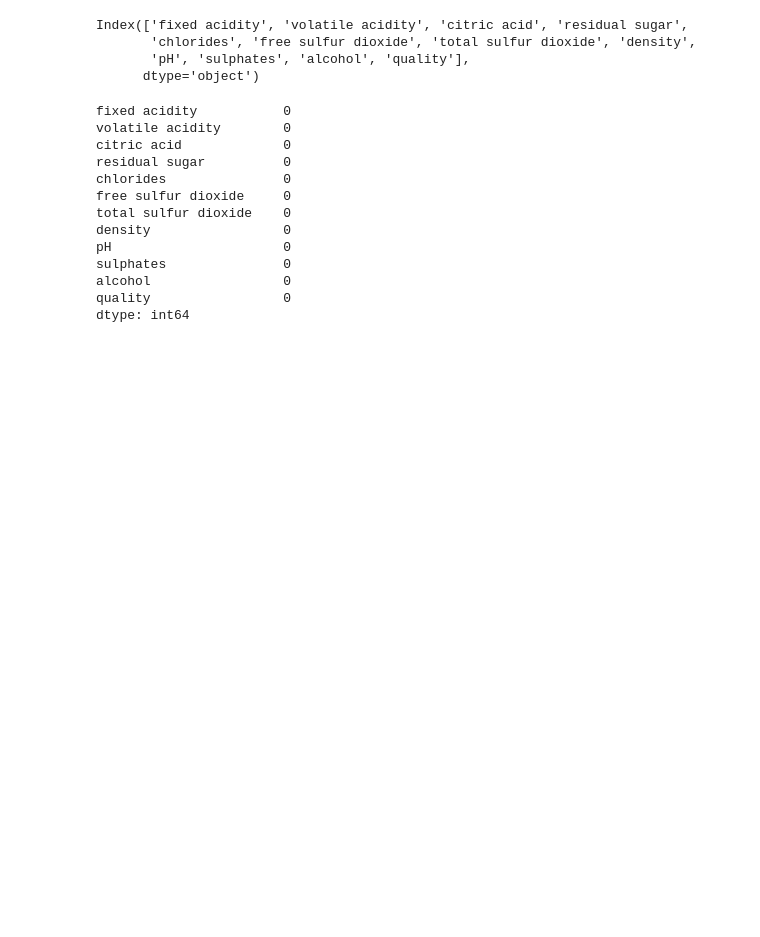
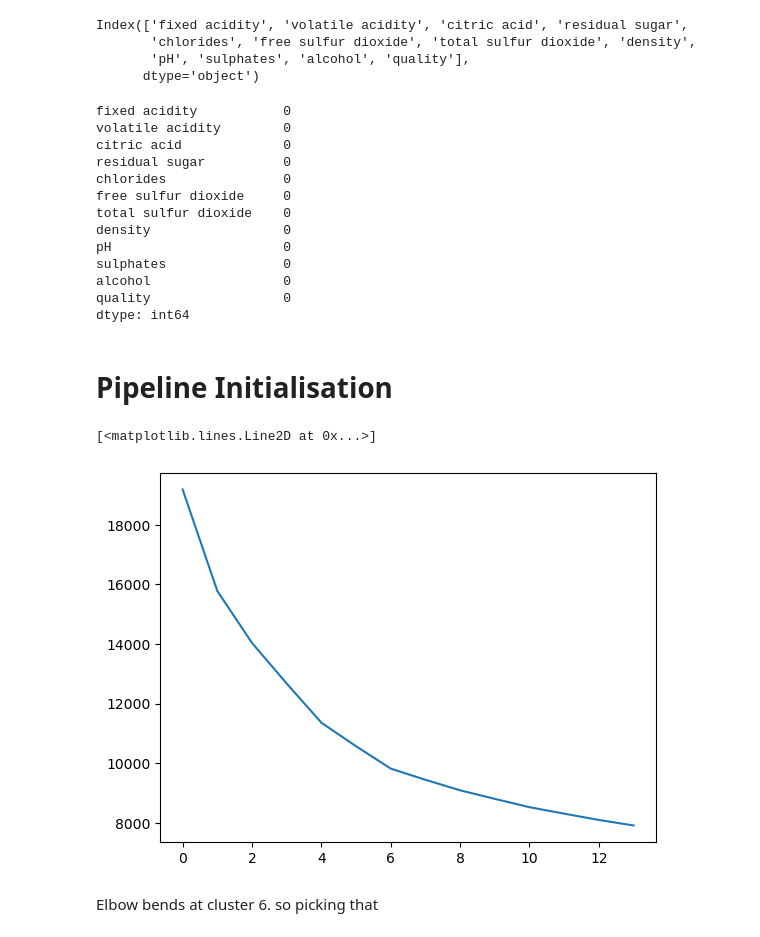
Before and after one commit to Harshan-Kurapati/RedWine, a Jupyter notebook: Untitled.ipynb, the cells around one changed output. Saved outputs shown, nothing was run; the diff lists cells and outputs as text; code cells hidden in the pictures; blank space fills up the shorter version.

```diff
--- a/Untitled.ipynb
+++ b/Untitled.ipynb
@@ -43,3 +49,25 @@ sulphates               0
 alcohol                 0
 quality                 0
 dtype: int64
+# %% [markdown]
+# Pipeline Initialisation
+# %%
+pipeline = Pipeline([
+    ('standardiser', StandardScaler())
+])
+# %%
+scaled_df = pipeline.fit_transform(df)
+# %%
+wcss = []
+
+for k in range(1,15):
+    model = KMeans(n_clusters = k,n_init = 10,  random_state = 42)
+    model.fit_predict(scaled_df)
+    wcss.append(model.inertia_)
+# %%
+plt.plot(wcss)
+# %% [output]
+[<matplotlib.lines.Line2D at 0x...>]
+[figure, added]
+# %% [markdown]
+Elbow bends at cluster 6. so picking that
```
Also changed, not shown: parts of 7 cells of this notebook.
